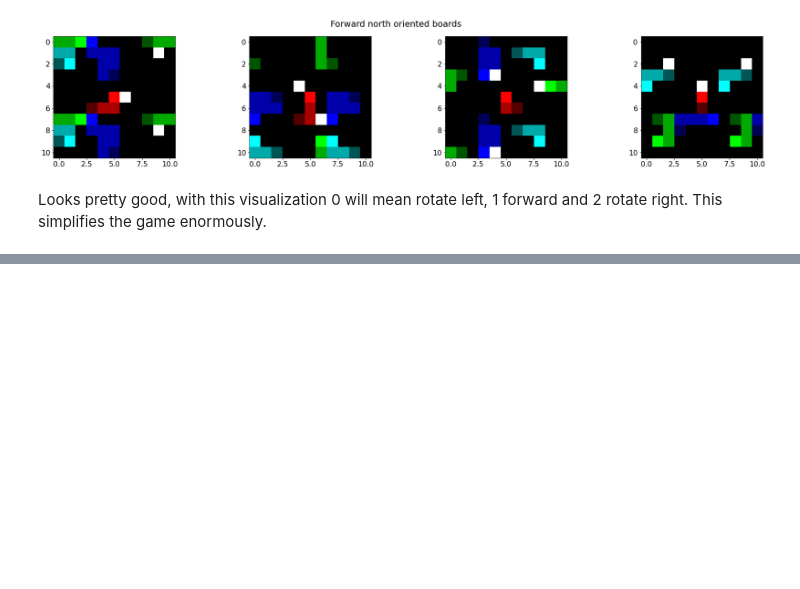
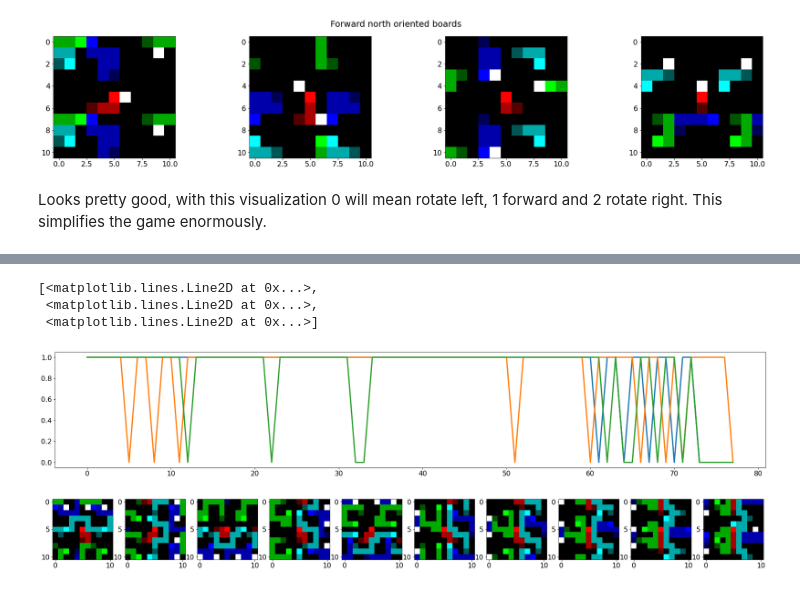
Before and after one commit to ironbar/hungry_geese, a Jupyter notebook: notebooks/009_the_great_redesign.ipynb, the cells around one changed output, grey strips where cells are left out. Drawn from its saved outputs; the diff is of its cells as text; code cells hidden in the pictures; blank space fills up the shorter version.

```diff
--- a/notebooks/009_the_great_redesign.ipynb
+++ b/notebooks/009_the_great_redesign.ipynb
@@ -144,0 +176,15 @@ Looks pretty good, with this visualization 0 will mean rotate left, 1 forward an
+# %%
+plt.plot(data['is_not_terminal'])
+# %% [output]
+[<matplotlib.lines.Line2D at 0x...>,
+ <matplotlib.lines.Line2D at 0x...>,
+ <matplotlib.lines.Line2D at 0x...>]
+[figure, added]
+# %%
+start = -10
+step_range = np.arange(start, start + 10)
+for plot_idx, step in enumerate(step_range):
+    plt.subplot(1, len(step_range), plot_idx + 1)
+    plt.imshow(game_state.render_board(data['boards'][step]))
+# %% [output]
+[figure, added]
```
Also changed, not shown: parts of 11 cells of this notebook, 1 other file.
